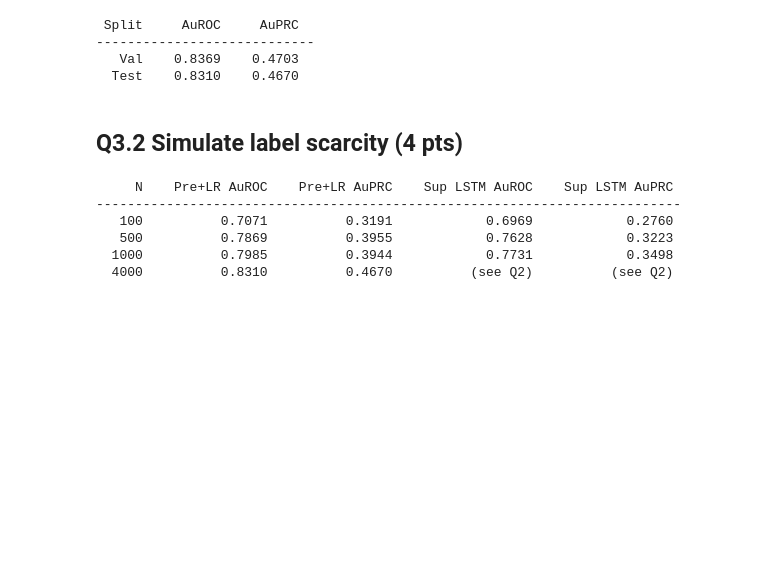
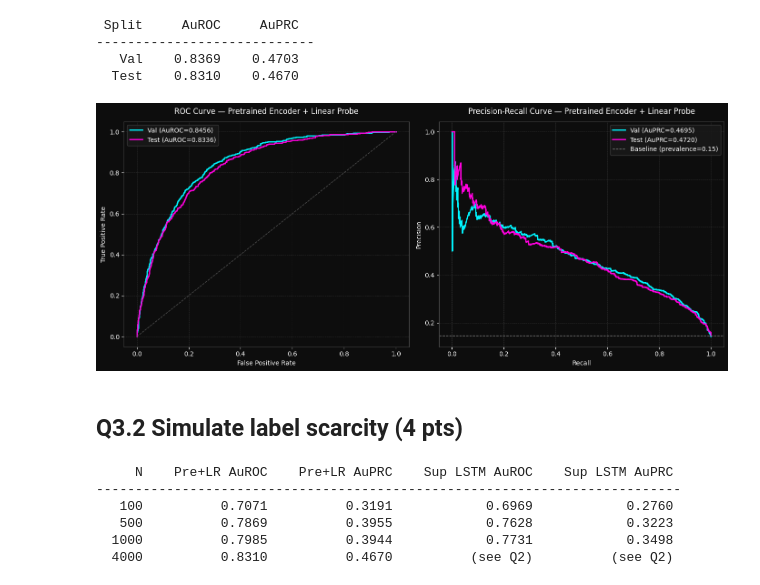
Before and after one commit to kathalikren/Machine-Learning-for-Health-Care, a Jupyter notebook: exercise_3.ipynb, the cells around one changed output. Saved outputs shown, nothing was run; the diff lists cells and outputs as text; code cells hidden in the pictures; blank space fills up the shorter version.

```diff
--- a/exercise_3.ipynb
+++ b/exercise_3.ipynb
@@ -180,6 +200,41 @@ print(f"{'Test':>6}  {roc_auc_score(y_test, test_proba):>8.4f}  {average_precisi
 ----------------------------
    Val    0.8369    0.4703
   Test    0.8310    0.4670
+# %%
+fig, (ax1, ax2) = styled_fig(1, 2, figsize=(14, 6))
+
+# ── ROC Curve ────────────────────────────────────────────────────────────────
+for (split, proba, y_true), color in zip(
+    [("Val", val_proba, y_val), ("Test", test_proba, y_test)], NEON
+):
+    fpr, tpr, _ = roc_curve(y_true, proba)
+    ax1.plot(fpr, tpr, color=color, linewidth=2, label=f"{split} (AuROC={roc_auc_score(y_true, proba):.4f})")
+
+ax1.plot([0, 1], [0, 1], color='#555555', linestyle='--', linewidth=1)
+ax1.set_xlabel("False Positive Rate", color='white')
+ax1.set_ylabel("True Positive Rate", color='white')
+ax1.set_title("ROC Curve — Pretrained Encoder + Linear Probe", color='white', pad=12)
+style_legend(ax1)
+
+# ── Precision-Recall Curve ───────────────────────────────────────────────────
+for (split, proba, y_true), color in zip(
+    [("Val", val_proba, y_val), ("Test", test_proba, y_test)], NEON
+):
+    prec, rec, _ = precision_recall_curve(y_true, proba)
+    ax2.plot(rec, prec, color=color, linewidth=2, label=f"{split} (AuPRC={average_precision_score(y_true, proba):.4f})")
+
+baseline = y_test.mean()
+ax2.axhline(baseline, color='#888888', linestyle='--', linewidth=1,
+            label=f"Baseline (prevalence={baseline:.2f})")
+ax2.set_xlabel("Recall", color='white')
+ax2.set_ylabel("Precision", color='white')
+ax2.set_title("Precision-Recall Curve — Pretrained Encoder + Linear Probe", color='white', pad=12)
+style_legend(ax2)
+
+plt.tight_layout()
+plt.show()
+# %% [output]
+[figure, added]
 # %% [markdown]
 ## Q3.2 Simulate label scarcity (4 pts)
 # %%
```
Also changed, not shown: parts of 14 cells of this notebook.
